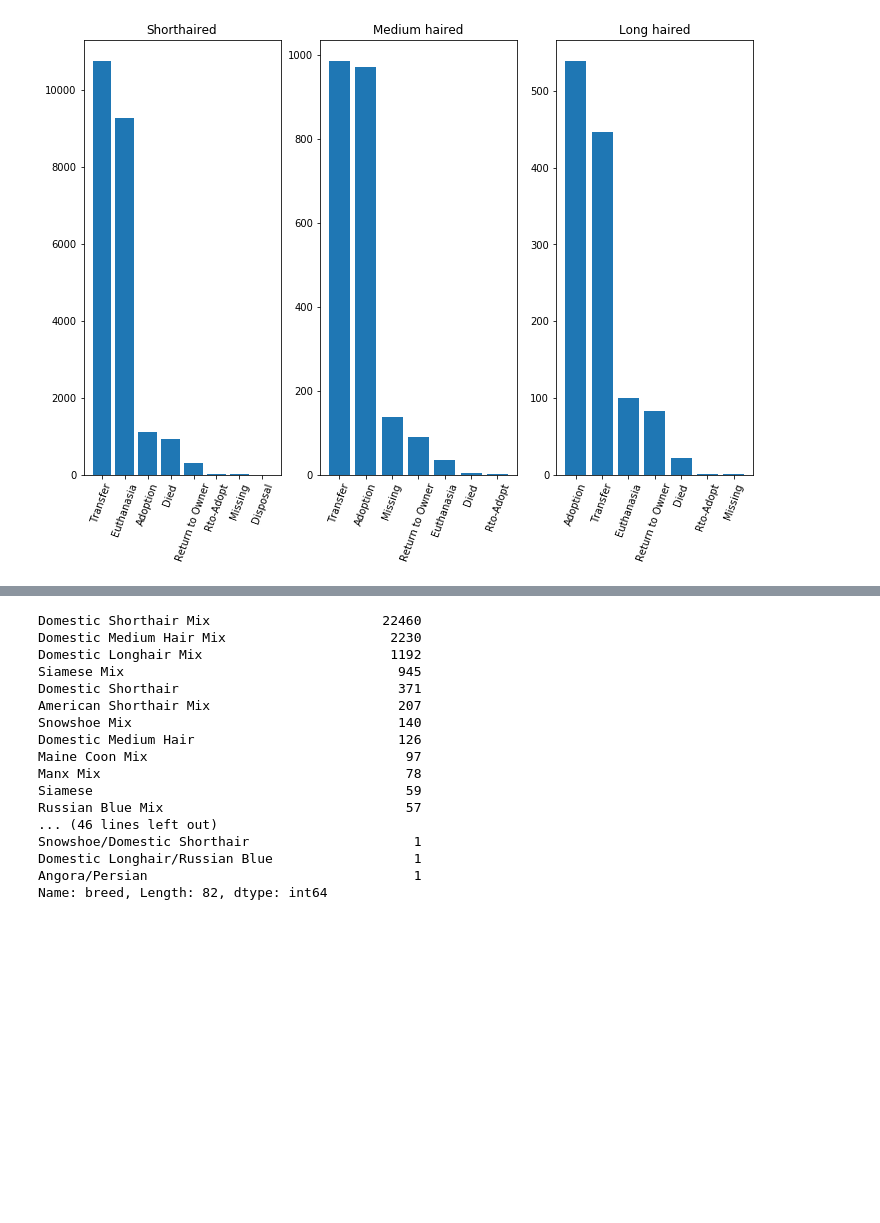
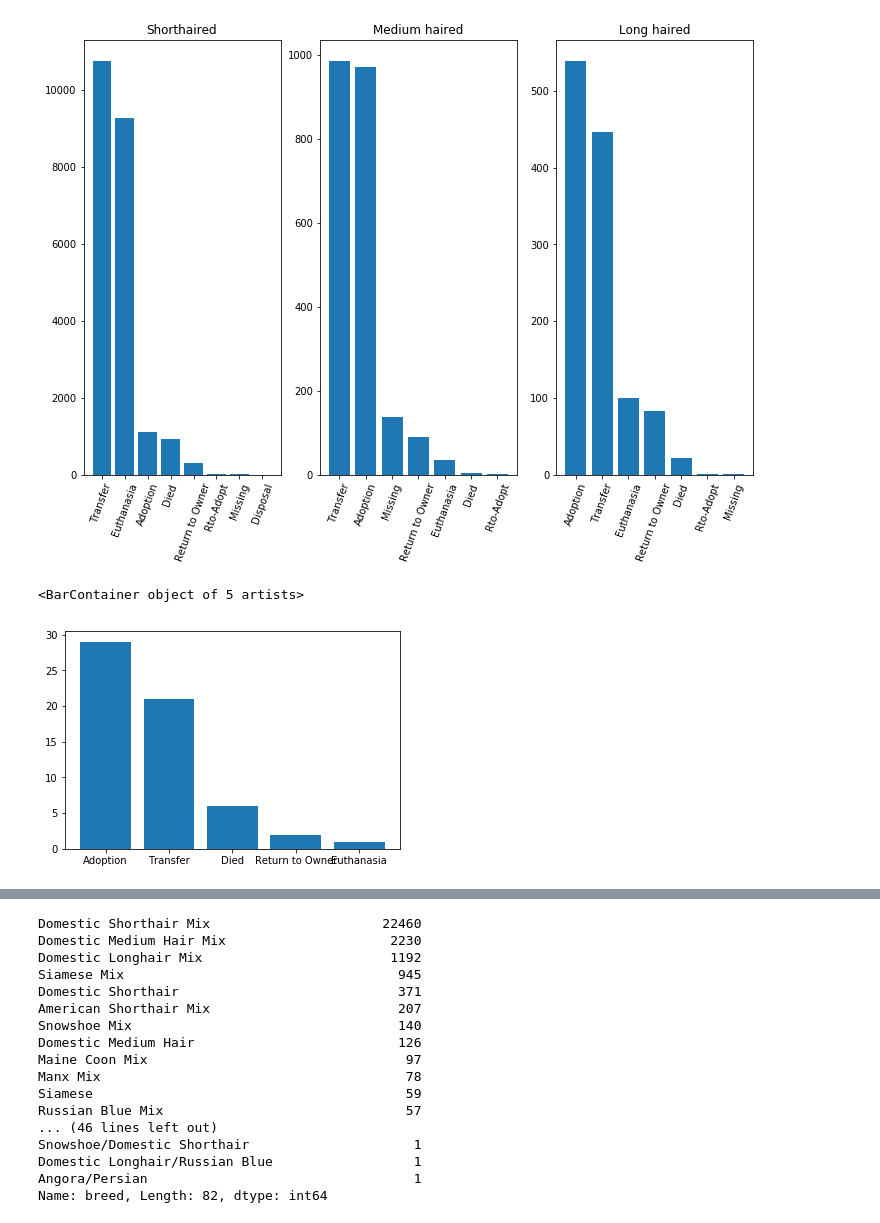
Before and after one commit to luketibbott/kojak, a Jupyter notebook: clean_engineer.ipynb, the cells around one changed output, grey strips where cells are left out. Cells and saved outputs as stored; diff of their text form; code cells hidden in the pictures; blank space fills up the shorter version.

Commit message:
Clean cat breeds

```diff
--- a/clean_engineer.ipynb
+++ b/clean_engineer.ipynb
@@ -200,3 +200,10 @@ ax[1].tick_params(axis='x', rotation=70)
 ax[2].tick_params(axis='x', rotation=70)
 # %% [output]
 [figure]
+# %%
+df_siamese = df[df['breed'] == 'Siamese']
+# %%
+plt.bar(df_siamese['outcome_type'].unique(), df_siamese['outcome_type'].value_counts())
+# %% [output]
+<BarContainer object of 5 artists>
+[figure, added]
```
Also changed, not shown: parts of 6 cells of this notebook, 1 other file.
